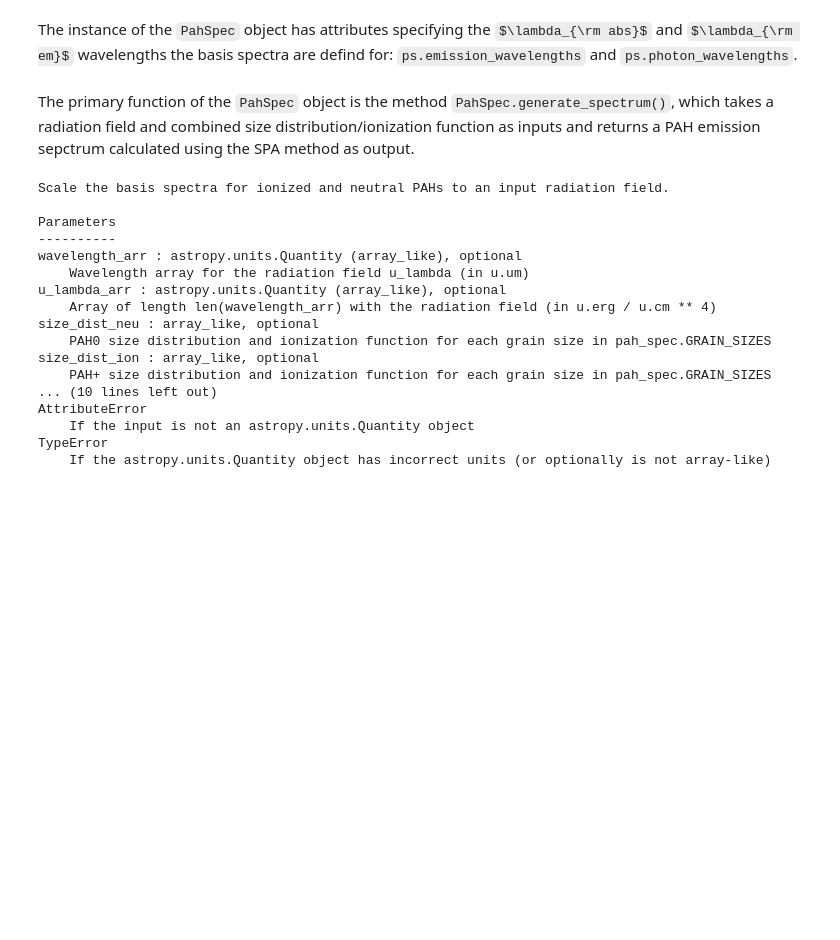
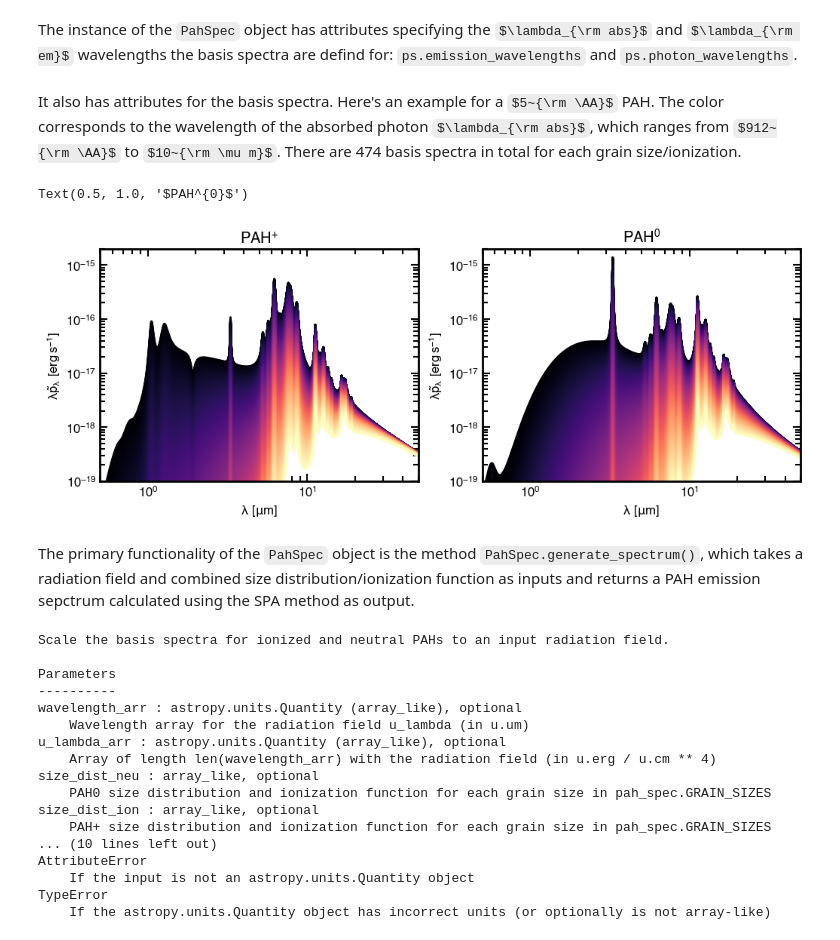
Before and after one commit to helenarichie/pah_spec, a Jupyter notebook: code/generate_spectrum_example.ipynb, the cells around one changed output. Drawn from its saved outputs; the diff is of its cells as text; code cells hidden in the pictures; some formulas as TeX source; blank space fills up the shorter version.

Commit message:
more updates to documented example

```diff
--- a/code/try_pah_spec.ipynb
+++ b/code/generate_spectrum_example.ipynb
@@ -12,8 +14,36 @@ ps = pah_spec.PahSpec()
 The `pah_spec` module has an attribute, `pah_spec.GRAIN_SIZES`, specifying which grain sizes the basis spectra corresond to.
 # %% [markdown]
 The instance of the `PahSpec` object has attributes specifying the $\lambda_{\rm abs}$ and $\lambda_{\rm em}$ wavelengths the basis spectra are defind for: `ps.emission_wavelengths` and `ps.photon_wavelengths`.
+# %% [markdown]
+It also has attributes for the basis spectra. Here's an example for a $5~{\rm \AA}$ PAH. The color corresponds to the wavelength of the absorbed photon $\lambda_{\rm abs}$, which ranges from $912~{\rm \AA}$ to $10~{\rm \mu m}$. There are 474 basis spectra in total for each grain size/ionization.
+# %%
+cmap = mpl.colormaps["magma"]
+n_colors = len(ps.basis_spectra_ion[0])
+sample_points = np.linspace(0, 1, n_colors)
+color_list = cmap(sample_points)
+wh_5 = np.argmin(np.abs(pah_spec.GRAIN_SIZES - 5.012 * u.AA))
+
+fig, ax = plt.subplots(1, 2, figsize=(12, 4))
+for i, _ in enumerate(ps.basis_spectra_ion[wh_5]):
+    ax[0].loglog(ps.emission_wavelengths, ps.basis_spectra_ion[wh_5][i] * ps.emission_wavelengths.to(u.cm), label=r"$PAH^+$", color=color_list[i])
+
+    ax[1].loglog(ps.emission_wavelengths, ps.basis_spectra_neu[wh_5][i] * ps.emission_wavelengths.to(u.cm), label=r"$PAH^+$", color=color_list[i])
+
+ax[0].set_xlim(0.5, 50)
+ax[0].set_ylim(1e-19, 2e-15)
+ax[1].set_xlim(0.5, 50)
+ax[1].set_ylim(1e-19, 2e-15)
+ax[0].set_xlabel(r"$\lambda~[\mu m]$")
+ax[0].set_ylabel(r"$\lambda \tilde{p}_\lambda~[erg\,s^{-1}]$")
+ax[1].set_xlabel(r"$\lambda~[\mu m]$")
+ax[1].set_ylabel(r"$\lambda \tilde{p}_\lambda~[erg\,s^{-1}]$")
+ax[0].set_title(r"$PAH^{+}$")
+ax[1].set_title(r"$PAH^{0}$")
+# %% [output]
+Text(0.5, 1.0, '$PAH^{0}$')
+[figure, added]
 # %% [markdown]
-The primary function of the `PahSpec` object is the method `PahSpec.generate_spectrum()`, which takes a radiation field and combined size distribution/ionization function as inputs and returns a PAH emission sepctrum calculated using the SPA method as output.
+The primary functionality of the `PahSpec` object is the method `PahSpec.generate_spectrum()`, which takes a radiation field and combined size distribution/ionization function as inputs and returns a PAH emission sepctrum calculated using the SPA method as output.
 # %%
 print(ps.generate_spectrum.__doc__)
 # %% [output]
```
Also changed, not shown: parts of 4 cells of this notebook.
